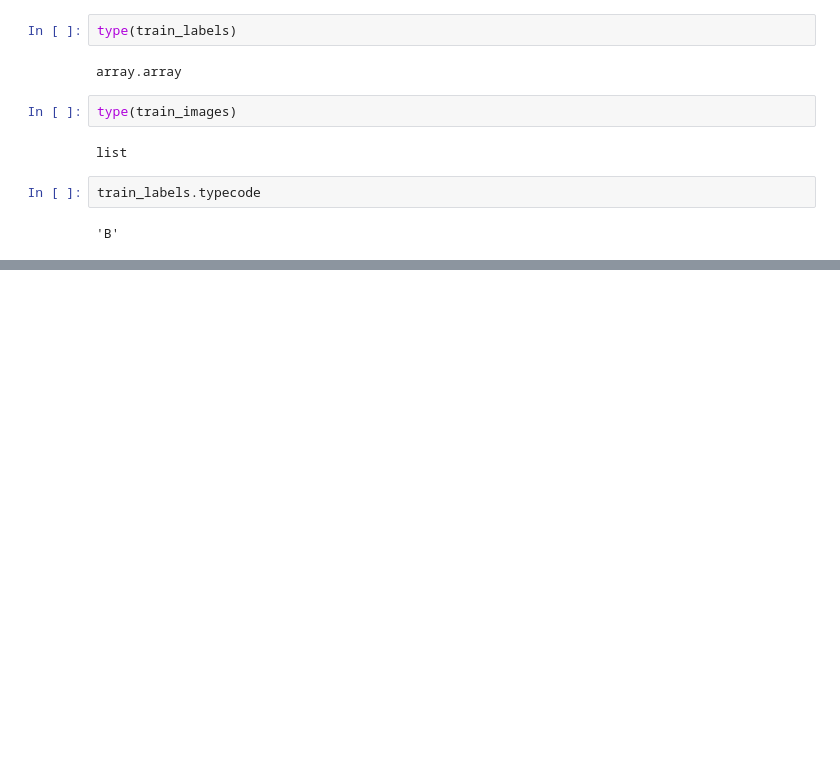
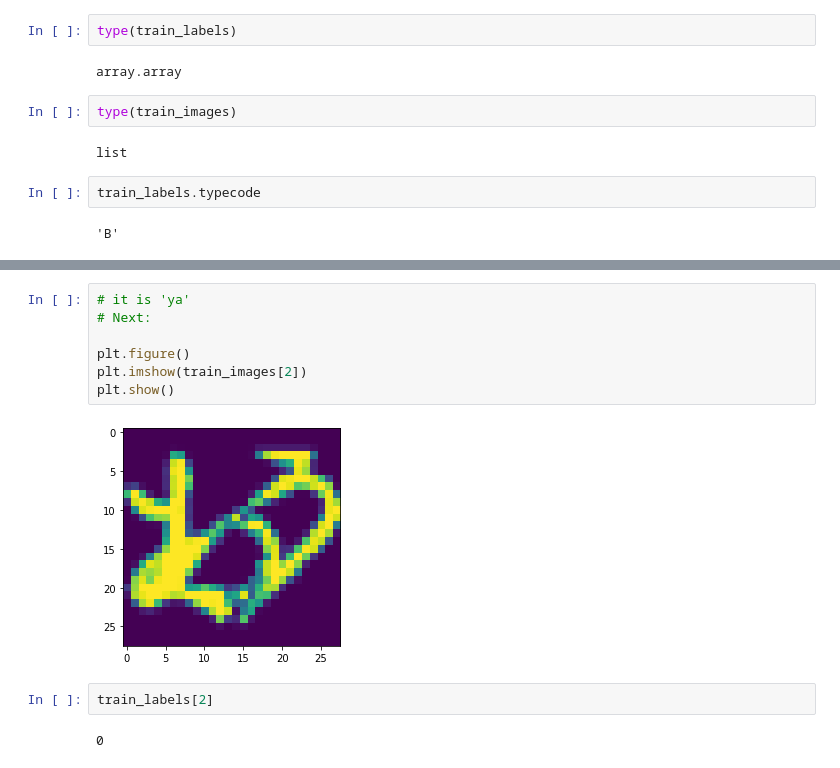
Before and after one commit to franklinhurst/AdvancedDataScience, a Jupyter notebook: Kuzushiji.data_exp.ipynb, the cells around one changed output, grey strips where cells are left out. Drawn from its saved outputs; the diff is of its cells as text; blank space fills up the shorter version.

```diff
--- a/Kuzushiji.data_exp.ipynb
+++ b/Kuzushiji.data_exp.ipynb
@@ -229,0 +329,13 @@ TypeError: unsupported operand type(s) for /: 'list' and 'int'
+# %%
+# it is 'ya'
+# Next:
+
+plt.figure()
+plt.imshow(train_images[2])
+plt.show()
+# %% [output]
+[figure, added]
+# %%
+train_labels[2]
+# %% [output]
+0
```
Also changed, not shown: parts of 52 cells of this notebook.
